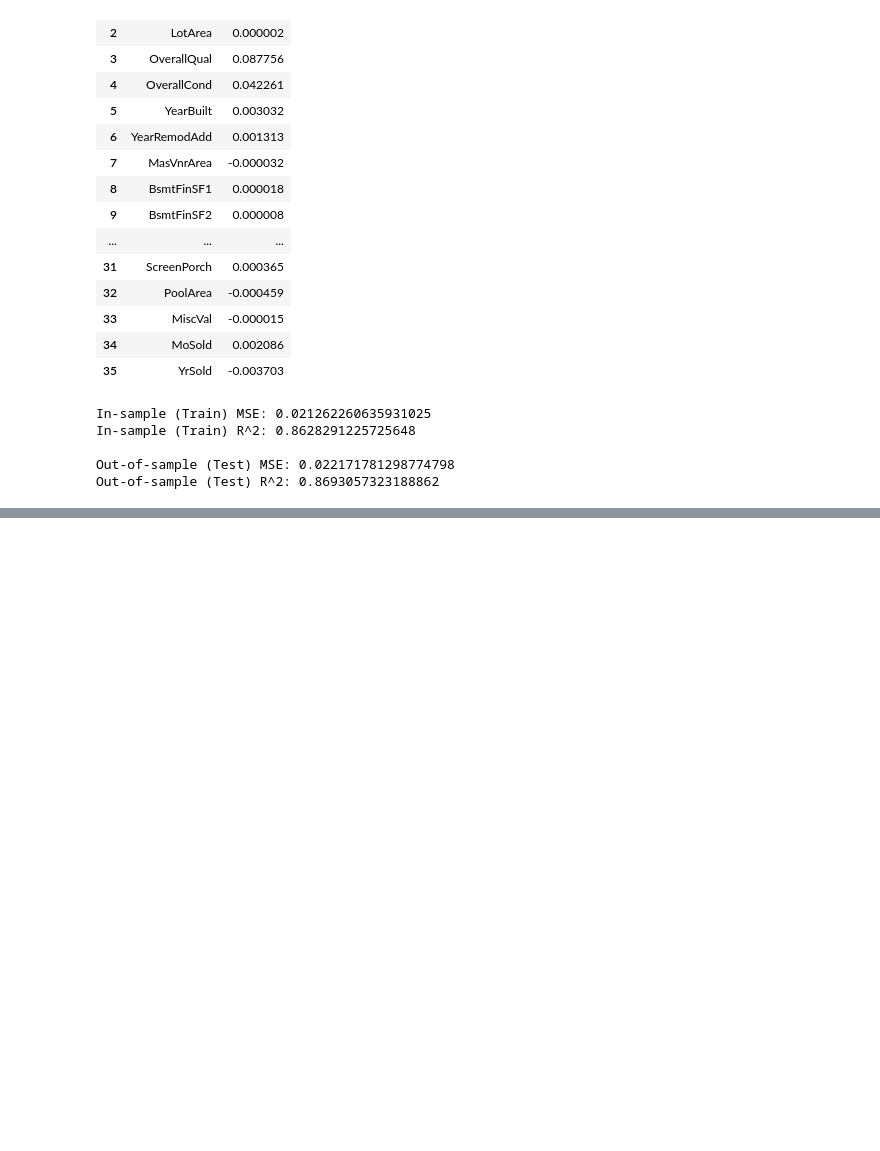
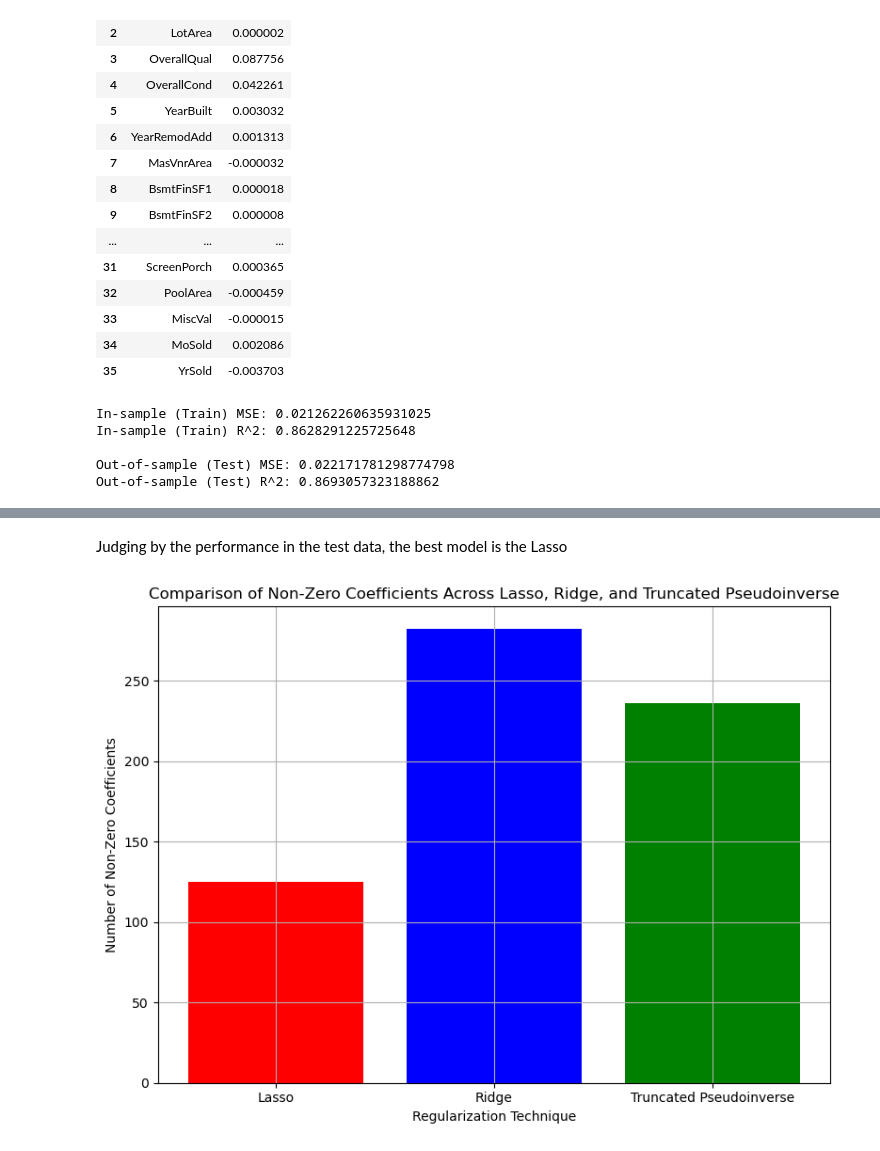
Before and after one commit to CesarAlcerreca/MLFI, a Jupyter notebook: regression.ipynb, the cells around one changed output, grey strips where cells are left out. Cells and saved outputs as stored; diff of their text form; code cells hidden in the pictures; blank space fills up the shorter version.

```diff
--- a/regression.ipynb
+++ b/regression.ipynb
@@ -282,0 +693,37 @@ Out-of-sample (Test) R^2: 0.8693057323188862
+# %% [markdown]
+Judging by the performance in the test data, the best model is the Lasso
+# %%
+#3.c) For the  Lasso regularization technique, how many coefficients are non-zero?
+
+#Compare this number with the number of coefficients retained by the Ridge and truncated pseudoinverse techniques and provide an explanation.
+
+# --- Count non-zero coefficients for Lasso ---
+lasso_non_zero_count = np.sum(best_lasso.coef_ != 0)
+
+# --- Count non-zero coefficients for Ridge ---
+ridge_non_zero_count = np.sum(best_ridge.coef_ != 0)  # Should be equal to the number of features since Ridge doesn't zero out coefficients
+
+# Count non-zero singular values from the truncated SVD
+svd_non_zero_count = np.sum(svd.singular_values_ > 1e-10)  # Consider singular values greater than a small threshold
+
+# Labels for the plot
+labels = ['Lasso', 'Ridge', 'Truncated Pseudoinverse']
+
+# Values for the plot
+non_zero_counts = [lasso_non_zero_count, ridge_non_zero_count, svd_non_zero_count]
+
+# Plotting
+plt.figure(figsize=(8, 6))
+plt.bar(labels, non_zero_counts, color=['red', 'blue', 'green'])
+
+# Add labels and title
+plt.xlabel('Regularization Technique')
+plt.ylabel('Number of Non-Zero Coefficients')
+plt.title('Comparison of Non-Zero Coefficients Across Lasso, Ridge, and Truncated Pseudoinverse')
+
+# Display the plot
+plt.tight_layout()
+plt.grid(True)
+plt.show()
+# %% [output]
+[figure, added]
```
Also changed, not shown: parts of 25 cells of this notebook.
